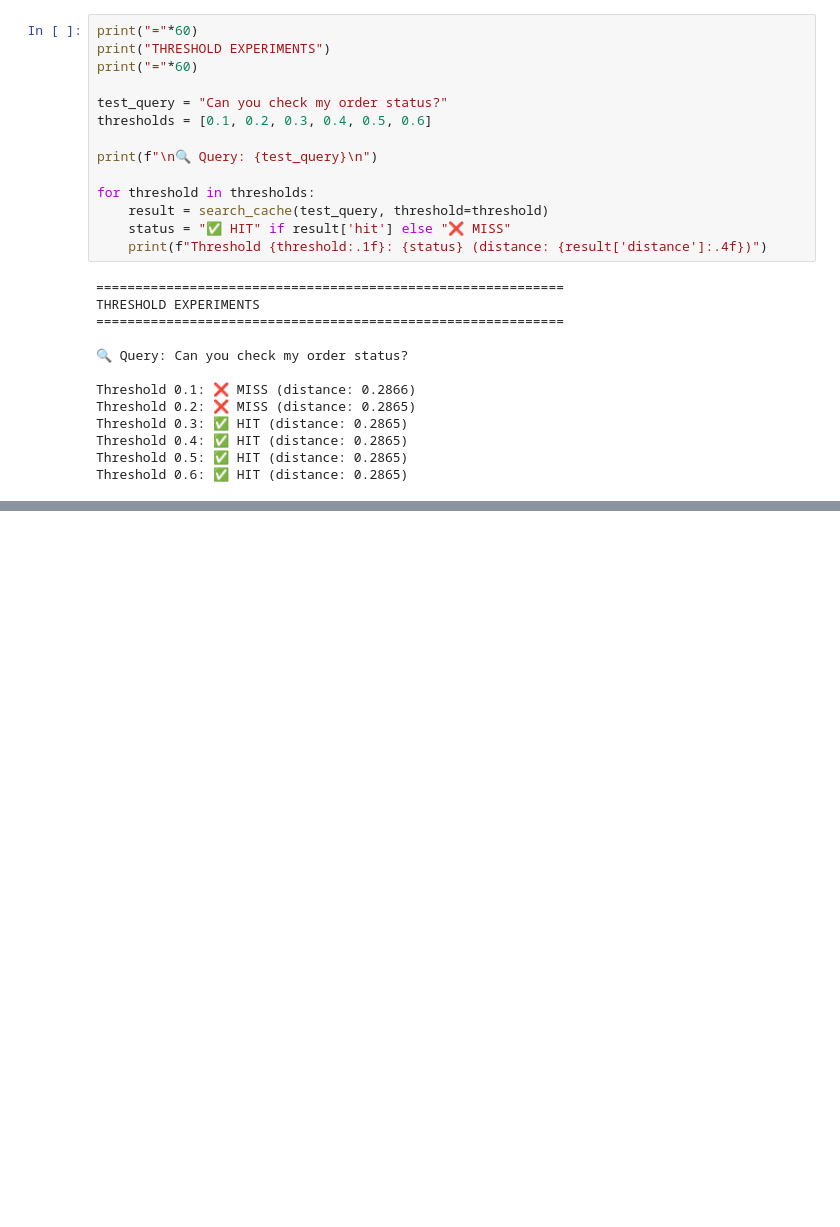
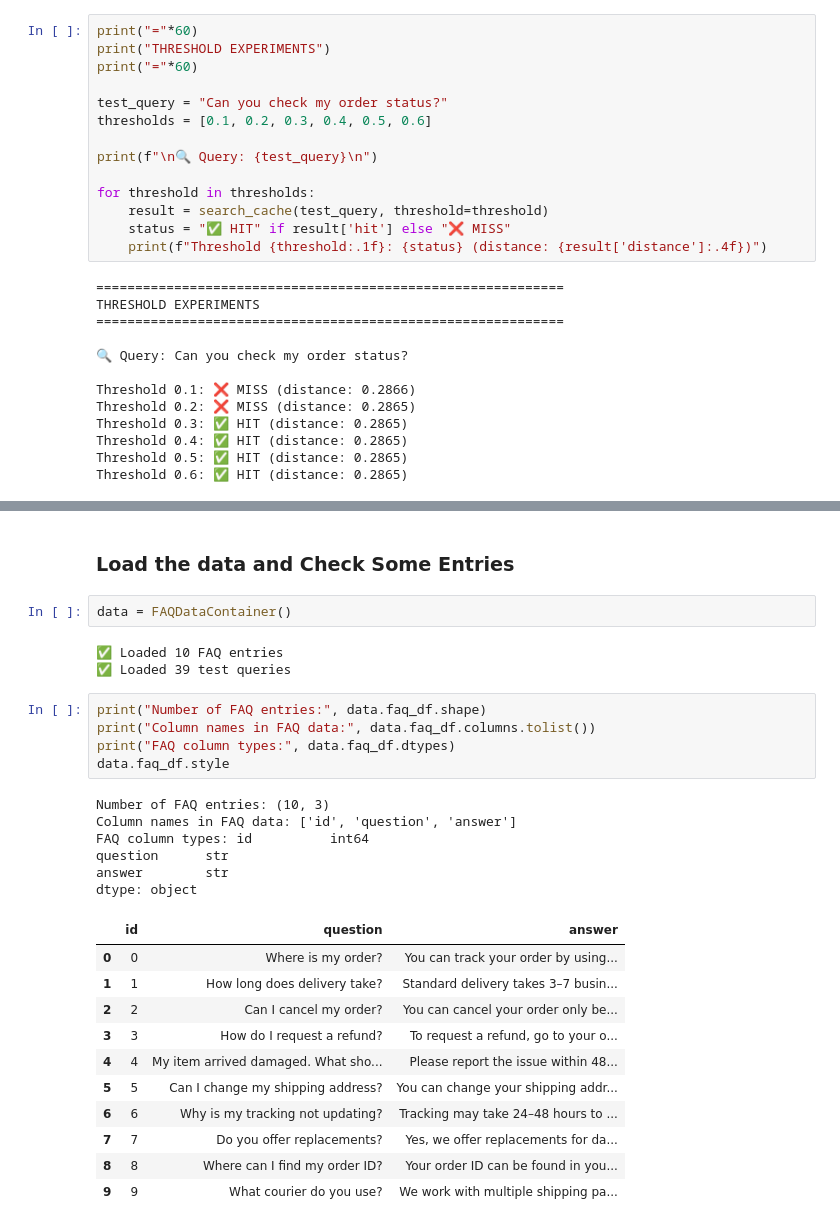
Before and after one commit to earlhansg/help-parcel, a Jupyter notebook: semantic_search.ipynb, the cells around one changed output, grey strips where cells are left out. Cells and saved outputs as stored; diff of their text form; blank space fills up the shorter version.

```diff
--- a/semantic_search.ipynb
+++ b/semantic_search.ipynb
@@ -246,0 +353,30 @@ Threshold 0.6: ✅ HIT (distance: 0.2865)
+# %% [markdown]
+### **Load the data and Check Some Entries**
+# %%
+data = FAQDataContainer()
+# %% [output]
+✅ Loaded 10 FAQ entries
+✅ Loaded 39 test queries
+# %%
+print("Number of FAQ entries:", data.faq_df.shape)
+print("Column names in FAQ data:", data.faq_df.columns.tolist())
+print("FAQ column types:", data.faq_df.dtypes)
+data.faq_df.style
+# %% [output]
+Number of FAQ entries: (10, 3)
+Column names in FAQ data: ['id', 'question', 'answer']
+FAQ column types: id          int64
+question      str
+answer        str
+dtype: object
+|  | id | question | answer |
+| 0 | 0 | Where is my order? | You can track your order by using... |
+| 1 | 1 | How long does delivery take? | Standard delivery takes 3–7 busin... |
+| 2 | 2 | Can I cancel my order? | You can cancel your order only be... |
+| 3 | 3 | How do I request a refund? | To request a refund, go to your o... |
+| 4 | 4 | My item arrived damaged. What sho... | Please report the issue within 48... |
+| 5 | 5 | Can I change my shipping address? | You can change your shipping addr... |
+| 6 | 6 | Why is my tracking not updating? | Tracking may take 24–48 hours to ... |
+| 7 | 7 | Do you offer replacements? | Yes, we offer replacements for da... |
+| 8 | 8 | Where can I find my order ID? | Your order ID can be found in you... |
+| 9 | 9 | What courier do you use? | We work with multiple shipping pa... |
```
Also changed, not shown: parts of 12 cells of this notebook, 2 other files.
